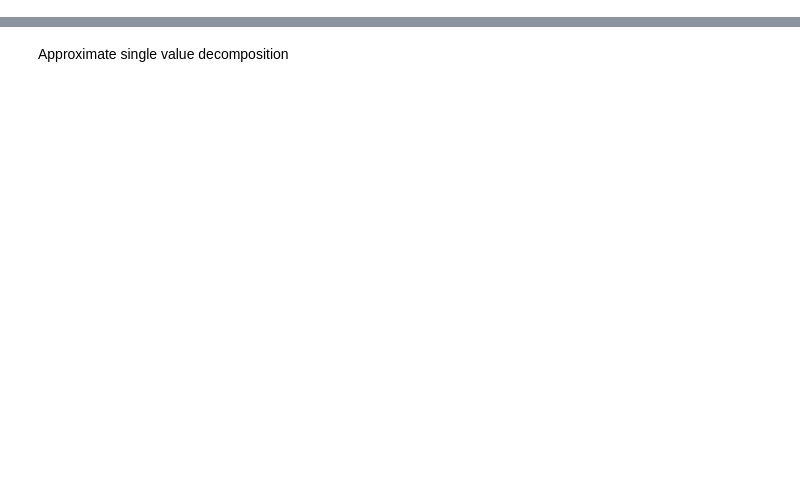
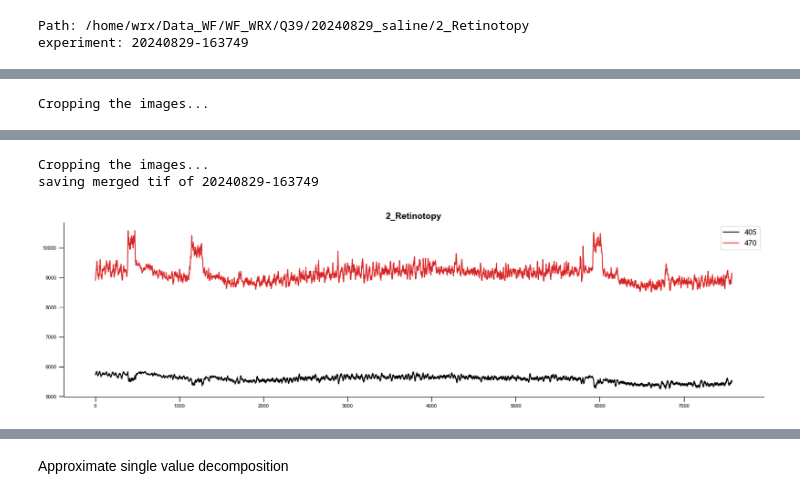
Before and after one commit to Zhaoxi-Liu/widefield_imaging_analysis, a Jupyter notebook: wf_analysis_WRX.ipynb, the cells around one changed output, grey strips where cells are left out. Saved outputs shown, nothing was run; the diff lists cells and outputs as text; code cells hidden in the pictures; blank space fills up the shorter version.

```diff
--- a/wf_analysis_WRX.ipynb
+++ b/wf_analysis_WRX.ipynb
@@ -100,49 +226,43 @@ for path in [path_all[1]]:
     stim_name = path.split('/')[-1]
     # 列出experiments
     items = glob(pjoin(rawPath, '202?????-??????-4*'))
-    experiments = list(set([os.path.basename(item)[:15] for item in items]))
-    print("experiments:")
-    print(experiments)
+    experiment = list(set([os.path.basename(item)[:15] for item in items]))[0]
+    print("experiment:", experiment)
 
-    # 遍历每个experiment，merge channel
-    for experiment in experiments:
-        os.makedirs(pjoin(processPath, experiment+"-wfield"), exist_ok=True)
-        mergePath = pjoin(processPath, experiment+"-wfield")
-        merge_file = pjoin(mergePath, experiment+"-merged.tif")
-        if not os.path.exists(merge_file):
-            tif_405 = organize_tif(pjoin(rawPath, experiment + "-405"), save_path=processPath)
-            tif_405 = rotate_crop_array(tif_405, angle=angle, left=left, top=top, width=width, height=height)
-            tif_470 = organize_tif(pjoin(rawPath, experiment + "-470"), save_path=processPath)
-            tif_470 = rotate_crop_array(tif_470, angle=angle, left=left, top=top, width=width, height=height)
-            # tif_405_path = pjoin(mergePath, experiment + "-405.tif")
-            # tif_470_path = pjoin(mergePath, experiment + "-470.tif")
-            # 检查两个通道的深度是否一致
-            if tif_405.shape[0] != tif_470.shape[0]:
-                n_frames = min(tif_405.shape[0], tif_470.shape[0])
-                tif_405 = tif_405[:n_frames]
-                tif_470 = tif_470[:n_frames]
-            # 将Tiff stack的数据从三维变成四维，不同通道使用第二维区分
-            merged_tif = np.concatenate((tif_470[:, np.newaxis], tif_405[:, np.newaxis]), axis=1)
-            # 将合并后的图像保存为一个2通道Tiff图像
-            print("saving merged tif of "+ experiment)
-            imwrite(merge_file, merged_tif, imagej=True, bigtiff=True)
-        # imwrite(tif_405_path, tif_405)
-        # imwrite(tif_470_path, tif_470)
+    os.makedirs(pjoin(processPath, experiment+"-wfield"), exist_ok=True)
+    mergePath = pjoin(processPath, experiment+"-wfield")
+    merge_file = pjoin(mergePath, experiment+"-merged.tif")
 
-        # else: print("merged "+experiment+" has existed")
-        # plotFluor(path, experiment)
+    tif_405 = image2stack(pjoin(rawPath, experiment + "-405"))
+    tif_405 = tif_405*mask
+    tif_405 = rotate_crop_array(tif_405, angle=angle, left=left, top=top, width=width, height=height)
+    tif_470 = image2stack(pjoin(rawPath, experiment + "-470"))
+    tif_470 = tif_470*mask
+    tif_470 = rotate_crop_array(tif_470, angle=angle, left=left, top=top, width=width, height=height)
 
-    mean_values_405 = pjoin(path, "process", '{}-405-Values.csv'.format(experiment))
-    mean_values_470 = pjoin(path, "process", '{}-470-Values.csv'.format(experiment))
-    # read data from csv file as numpy array
-    mean_values_405 = np.loadtxt(mean_values_405, delimiter=',')
-    mean_values_470 = np.loadtxt(mean_values_470, delimiter=',')
+    # check if the number of frames of 405 and 470 are the same
+    if tif_405.shape[0] != tif_470.shape[0]:
+        n_frames = min(tif_405.shape[0], tif_470.shape[0])
+        tif_405 = tif_405[:n_frames]
+        tif_470 = tif_470[:n_frames]
+    # merge 470 and 405 channel, the first channel is 470, the second channel is 405
+    merged_tif = np.concatenate((tif_470[:, np.newaxis], tif_405[:, np.newaxis]), axis=1)
+    print("saving merged tif of "+ experiment)
+    imwrite(merge_file, merged_tif.astype(np.uint16), imagej=True, bigtiff=True)
 
-    fig, ax = plt.subplots(figsize=(20, 5))
-    ax.plot(mean_values_405, label='405')
-    ax.plot(mean_values_470, label='470')
-    ax.legend()
-    plt.title(stim_name)
-    plt.show()
+    mean_tif = np.mean(merged_tif, axis=(2, 3))
+    if plot_test:
+        fig, ax = plt.subplots(figsize=(20, 5))
+        ax.plot(mean_tif[:, 1], label='405')
+        ax.plot(mean_tif[:, 0], label='470')
+        ax.legend()
+        plt.title(stim_name)
+        plt.show()
 
-# print("All merging finished!")
+    values_405_path = pjoin(path, "process", '{}-405-Values.csv'.format(experiment))
+    values_470_path = pjoin(path, "process", '{}-470-Values.csv'.format(experiment))
+    np.savetxt(values_405_path, mean_tif[:, 1], delimiter=',')
+    np.savetxt(values_470_path, mean_tif[:, 0], delimiter=',')
+# %% [output]
+Path: /home/wrx/Data_WF/WF_WRX/Q39/20240829_saline/2_Retinotopy
+experiment: 20240829-163749
@@ -148,0 +270 @@ for path in [path_all[1]]:
+Cropping the images...
@@ -149,3 +272,6 @@ for path in [path_all[1]]:
+Cropping the images...
+saving merged tif of 20240829-163749
+[figure, added]
 # %%
 # images to movie for hehavioral data
 path = path_all[1]
```
Also changed, not shown: parts of 102 cells of this notebook, 6 other files.
